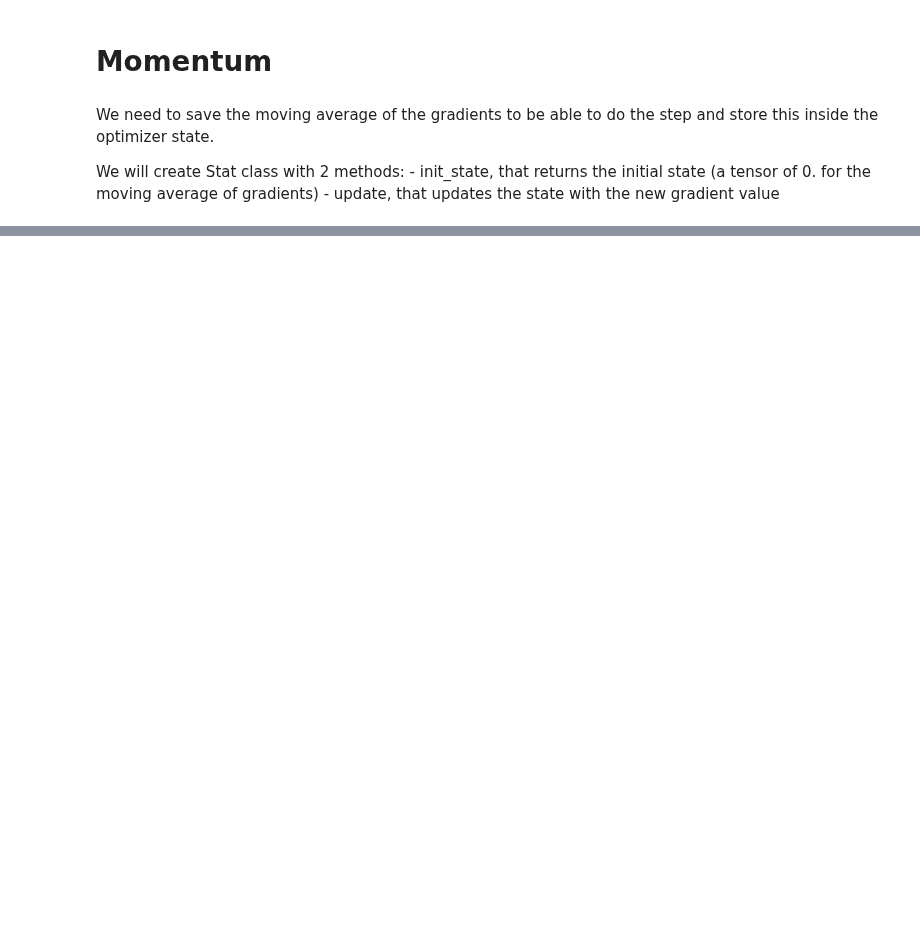
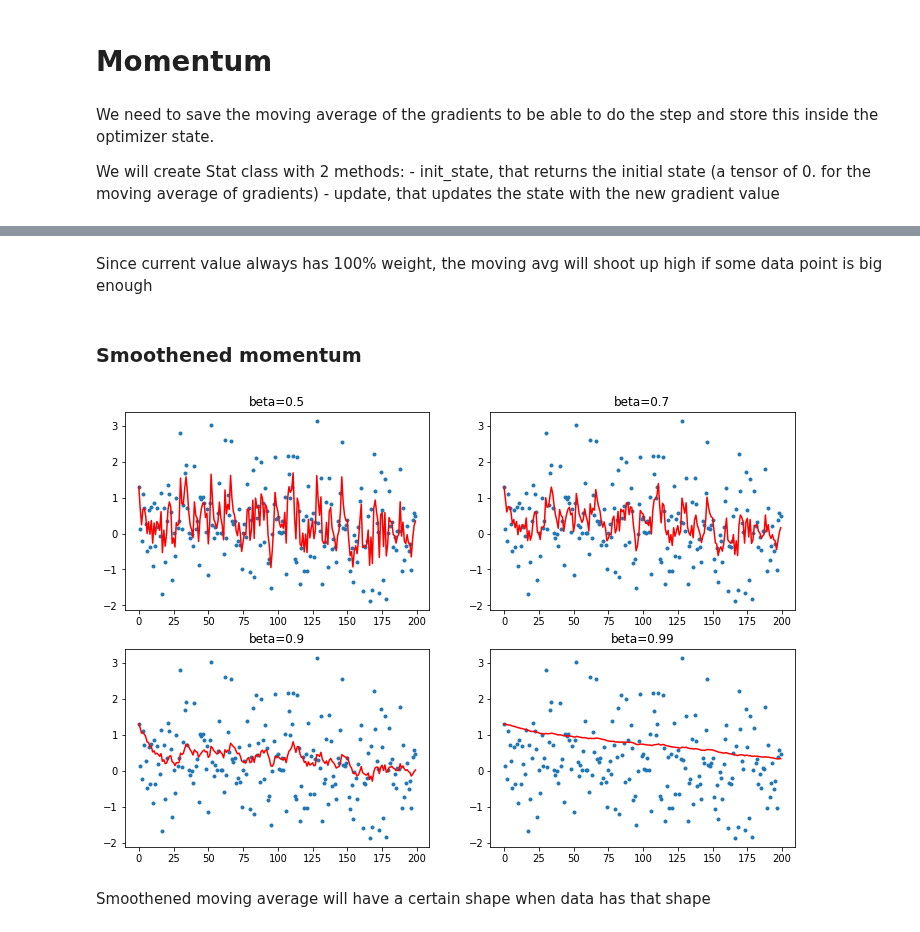
Before and after one commit to anhquan0412/fastai_v3p1, a Jupyter notebook: part_2/optimizers-wd.ipynb, the cells around one changed output, grey strips where cells are left out. Cells and saved outputs as stored; diff of their text form; code cells hidden in the pictures; blank space fills up the shorter version.

```diff
--- a/part_2/optimizers-wd.ipynb
+++ b/part_2/optimizers-wd.ipynb
@@ -415,0 +531,15 @@ valid: [1.9458876953125, tensor(0.3760, device='cuda:0')]
+# %% [markdown]
+Since current value always has 100% weight, the moving avg will shoot up high if some data point is big enough
+# %% [markdown]
+### Smoothened momentum
+# %%
+def lin_comb(v1, v2, beta): return beta*v1 + (1-beta)*v2
+def mom2(avg, beta, yi, i):
+    if avg is None: avg=yi
+    avg = lin_comb(avg, yi, beta) # moving_grad*mom + current_gradw*(1-mom)
+    return avg, avg
+plot_mom(mom2)
+# %% [output]
+[figure, added]
+# %% [markdown]
+Smoothened moving average will have a certain shape when data has that shape
```
Also changed, not shown: parts of 46 cells of this notebook, 2 other files.
